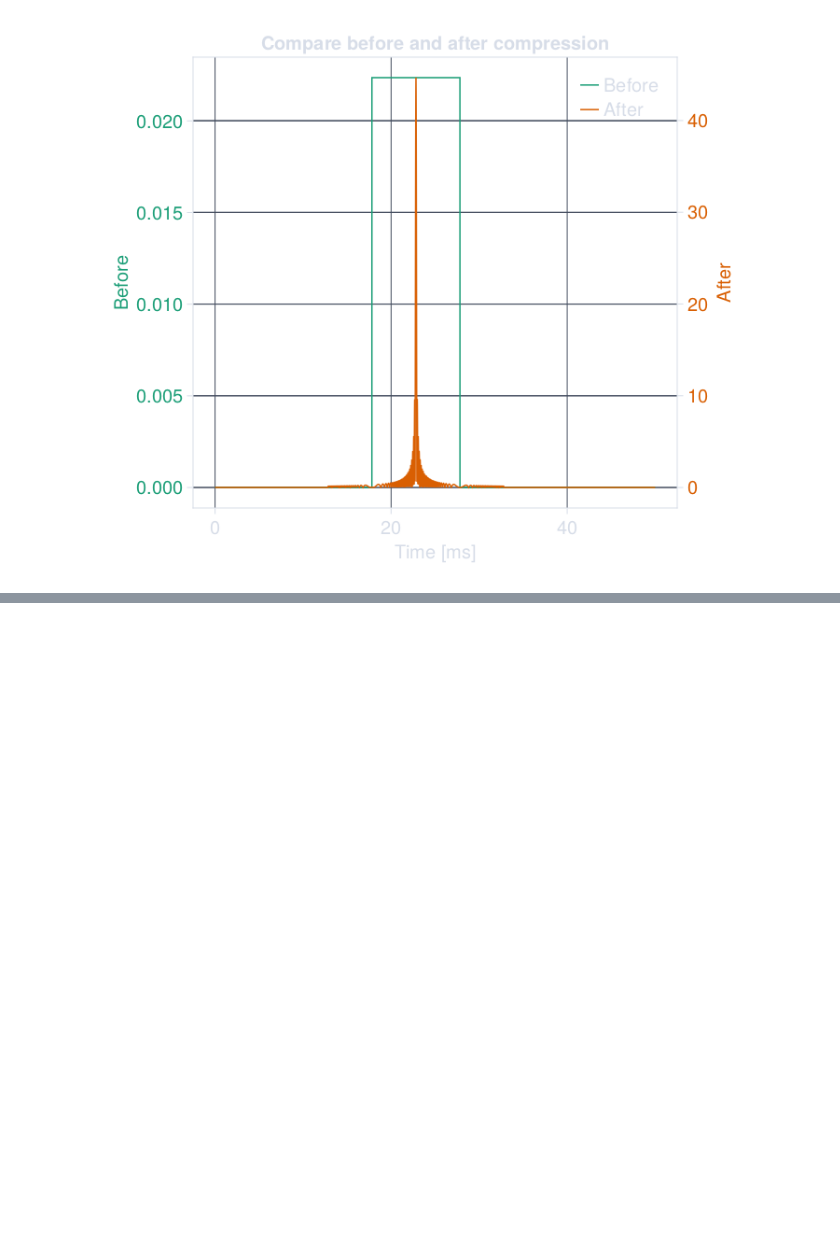
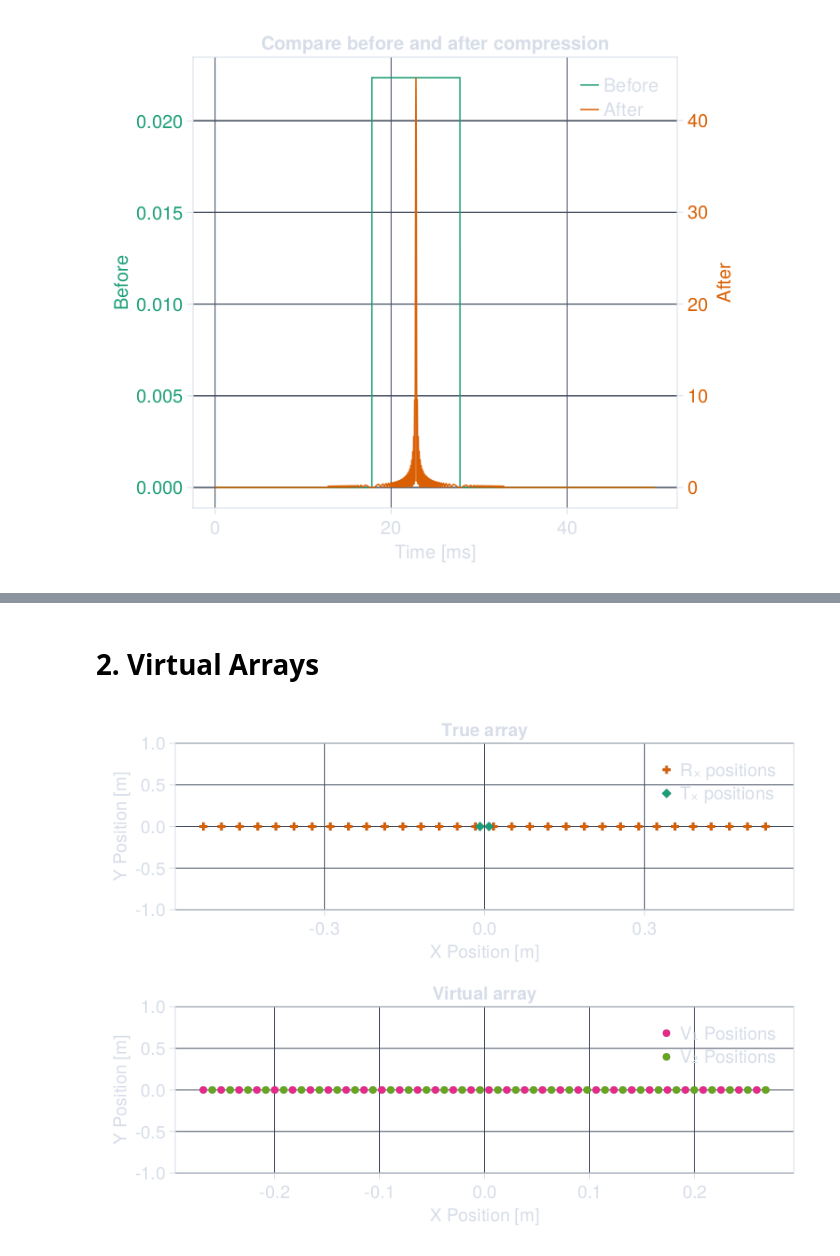
Before and after one commit to simonabj/Studies, a Jupyter notebook: IN5450/Project3/code.ipynb, the cells around one changed output, grey strips where cells are left out. Drawn from its saved outputs; the diff is of its cells as text; code cells hidden in the pictures; blank space fills up the shorter version.

```diff
--- a/IN5450/Project3/code.ipynb
+++ b/IN5450/Project3/code.ipynb
@@ -57,4 +49,6 @@ Dict{String, Any} with 12 entries:
 # %%
+matfile = matread("mimo_project.mat")
+
 Nᵣₓ = matfile["N_rx"] |> Int
 Nₜₓ = matfile["N_tx"] |> Int
 Nₜ  = matfile["N_t"]  |> Int
@@ -65,8 +59,8 @@ fs  = matfile["fs"] * Hz
 fc  = matfile["fc"] * Hz
 Tₚ  = matfile["T_p"] * s
 
-tₓ_pos = matfile["tx_pos"]
-rₓ_pos = matfile["rx_pos"]
+tₓ_pos = vec(matfile["tx_pos"] * m)
+rₓ_pos = vec(matfile["rx_pos"] * m)
 
 tdma_data = matfile["tdma_data"]
 cdma_data = matfile["cdma_data"];
@@ -109,0 +133,22 @@ F
+# %% [markdown]
+# 2. Virtual Arrays
+# %%
+v_pos1 = map(x->(x+tₓ_pos[1]) / 2, rₓ_pos)
+v_pos2 = map(x->(x+tₓ_pos[2]) / 2, rₓ_pos)
+v_pos = sort([v_pos1; v_pos2])
+
+F = Figure(backgroundcolor=bg, resolution=(800, 600))
+ax1 = Axis(F[1,1], title="True array", xlabel="X Position [m]", ylabel="Y Position [m]")
+
+scatter!(rₓ_pos, zeros(Nᵣₓ), marker=:cross, color=cscheme[2], label="Rₓ positions")
+scatter!(tₓ_pos, zeros(Nₜₓ), marker=:diamond, color=cscheme[1], label="Tₓ positions")
+axislegend(ax1)
+
+ax2 = Axis(F[2,1], title="Virtual array", xlabel="X Position [m]", ylabel="Y Position [m]")
+# linkxaxes!(ax1, ax2)
+scatter!(v_pos1, zeros(Nᵣₓ), marker=:circle, color=cscheme[4], label="V₁ Positions")
+scatter!(v_pos2, zeros(Nᵣₓ), marker=:circle, color=cscheme[5], label="V₂ Positions")
+axislegend(ax2)
+F
+# %% [output]
+[figure, added]
```
Also changed, not shown: parts of 42 cells of this notebook, 2 other files.
